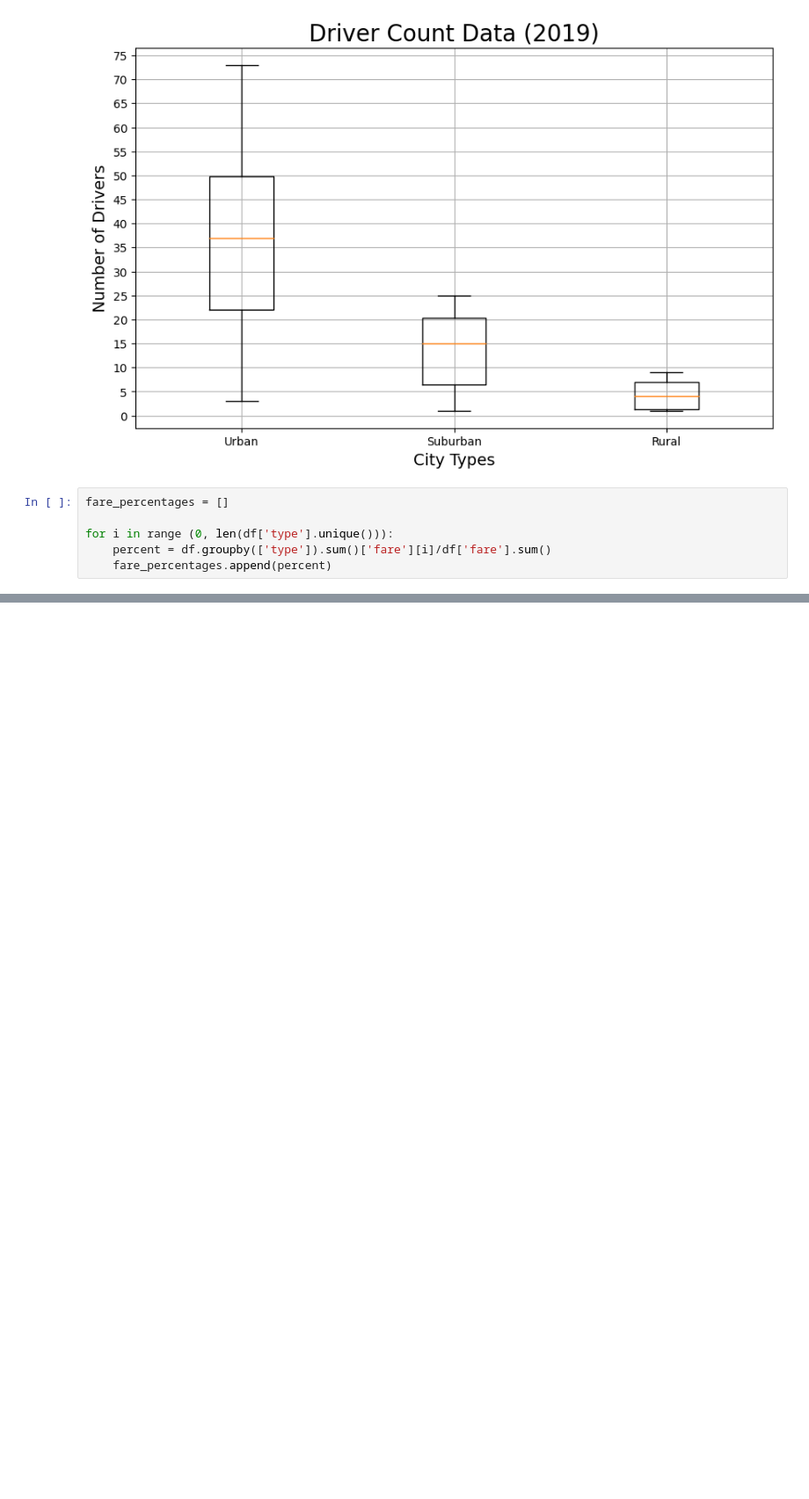
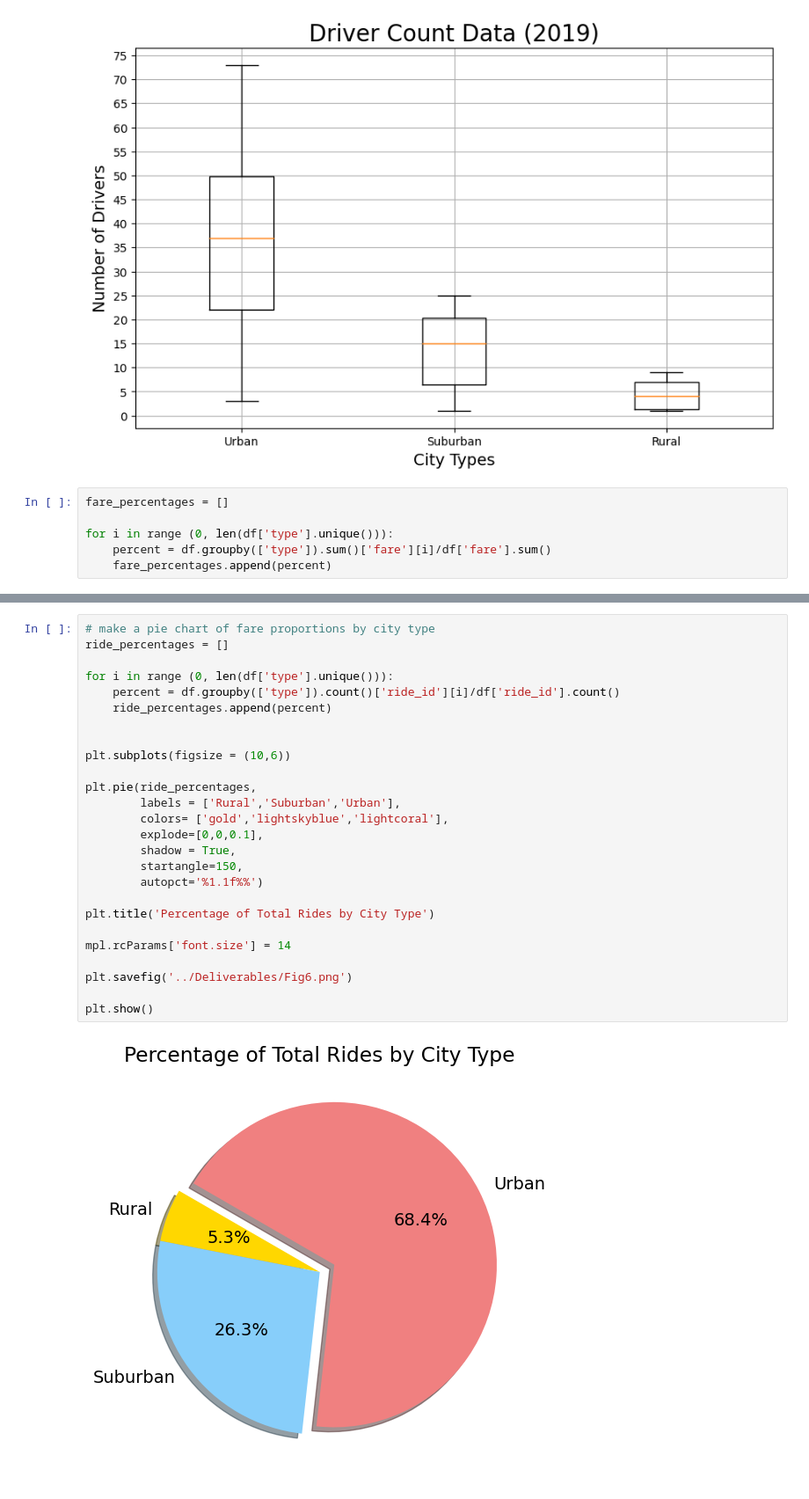
Before and after one commit to statocat/UNCBC-HW5-PyBer, a Jupyter notebook: Deliverables/PyBerAnalysis.ipynb, the cells around one changed output, grey strips where cells are left out. Shown at 88% size. Saved outputs shown, nothing was run; the diff lists cells and outputs as text; blank space fills up the shorter version.

```diff
--- a/Deliverables/PyBerAnalysis.ipynb
+++ b/Deliverables/PyBerAnalysis.ipynb
@@ -553,0 +554,28 @@ plt.show()
+# %%
+# make a pie chart of fare proportions by city type
+ride_percentages = []
+
+for i in range (0, len(df['type'].unique())):
+    percent = df.groupby(['type']).count()['ride_id'][i]/df['ride_id'].count()
+    ride_percentages.append(percent)
+
+
+plt.subplots(figsize = (10,6))
+
+plt.pie(ride_percentages,
+        labels = ['Rural','Suburban','Urban'],
+        colors= ['gold','lightskyblue','lightcoral'],
+        explode=[0,0,0.1],
+        shadow = True,
+        startangle=150,
+        autopct='%1.1f%%')
+
+plt.title('Percentage of Total Rides by City Type')
+
+mpl.rcParams['font.size'] = 14
+
+plt.savefig('../Deliverables/Fig6.png')
+
+plt.show()
+# %% [output]
+[figure, added]
```
Also changed, not shown: parts of 3 cells of this notebook, 2 other files.
